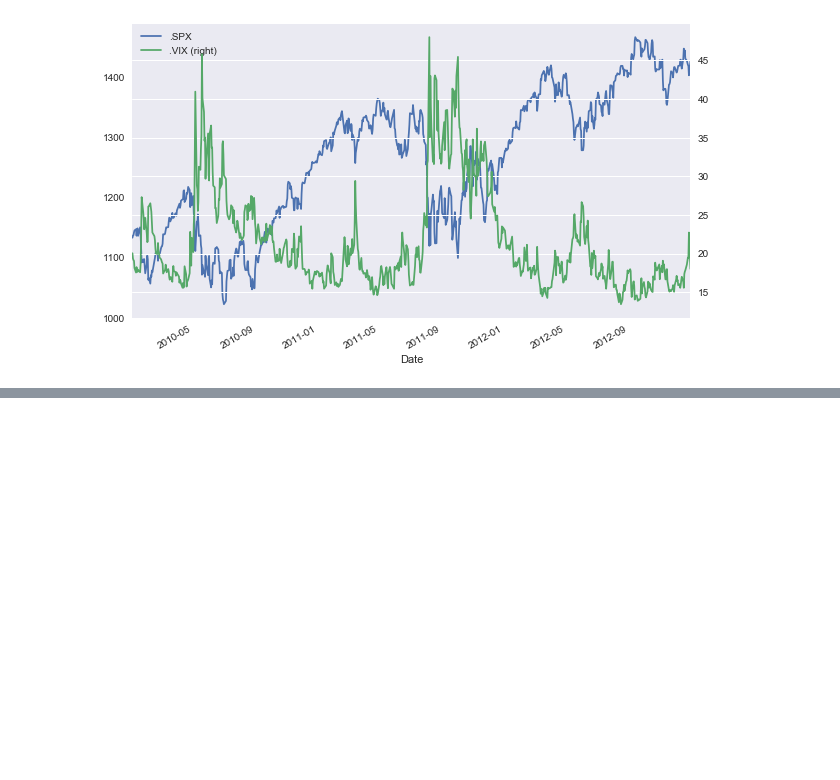
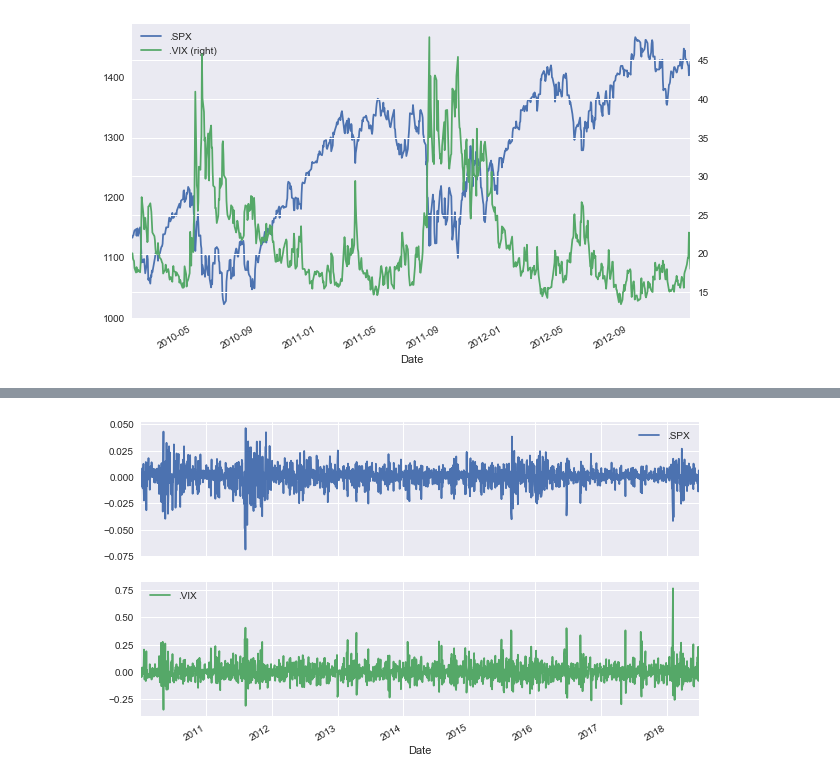
Before and after one commit to allaccountstaken/hilpisch, a Jupyter notebook: eda_financial_data.ipynb, the cells around one changed output, grey strips where cells are left out. Cells and saved outputs as stored; diff of their text form; code cells hidden in the pictures; blank space fills up the shorter version.

Commit message:
take log returns for data transformation

```diff
--- a/eda_financial_data.ipynb
+++ b/eda_financial_data.ipynb
@@ -217,0 +220,2 @@ plt.show()
+# %%
+rets = np.log(data / data.shift(1))
@@ -217,0 +232,7 @@ plt.show()
+# %%
+rets.dropna(inplace=True)
+# %%
+rets.plot(subplots=True, figsize=(10,6))
+plt.show()
+# %% [output]
+[figure, added]
```
Also changed, not shown: parts of 2 cells of this notebook.
